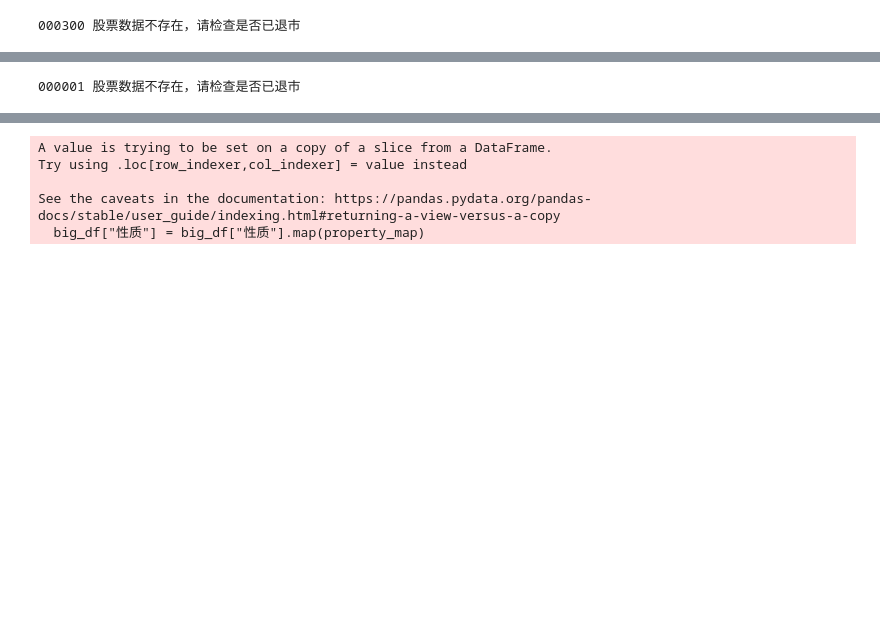
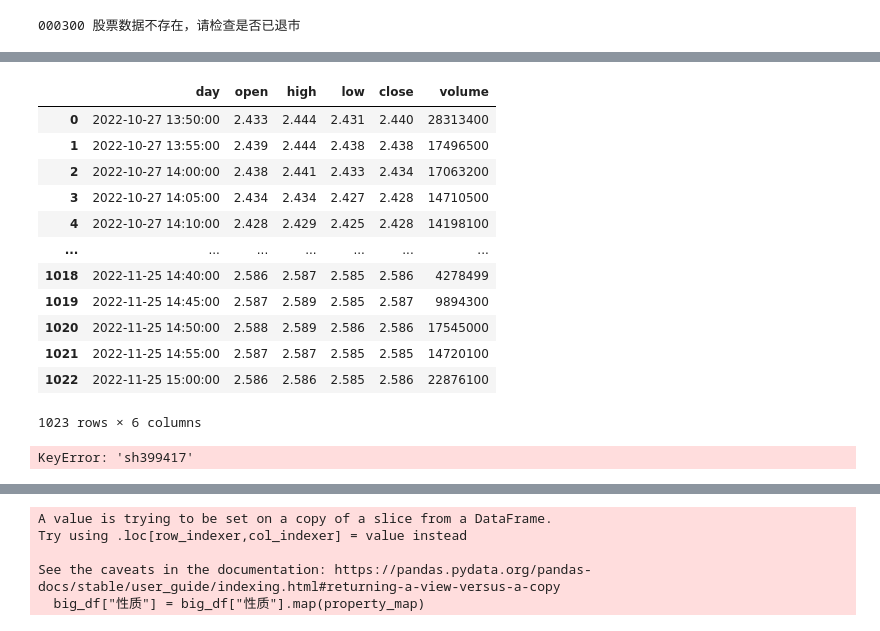
Before and after one commit to bensonlew/finance_learning, a Jupyter notebook: learn1/市值因子择股.ipynb, the cells around one changed output, grey strips where cells are left out. Saved outputs shown, nothing was run; the diff lists cells and outputs as text; code cells hidden in the pictures; blank space fills up the shorter version.

```diff
--- a/learn1/市值因子择股.ipynb
+++ b/learn1/市值因子择股.ipynb
@@ -189,8 +227,23 @@ stock_zh_index_daily_df
 # %%
-stock_zh_a_minute_df = ak.stock_zh_a_minute(symbol='', period='1', adjust="qfq")
+stock_zh_a_minute_df = ak.stock_zh_a_minute(symbol='sh510050', period='5', adjust="qfq")
+stock_zh_a_minute_df
 # %% [output]
+|  | day | open | high | low | close | volume |
+| 0 | 2022-10-27 13:50:00 | 2.433 | 2.444 | 2.431 | 2.440 | 28313400 |
+| 1 | 2022-10-27 13:55:00 | 2.439 | 2.444 | 2.438 | 2.438 | 17496500 |
+| 2 | 2022-10-27 14:00:00 | 2.438 | 2.441 | 2.433 | 2.434 | 17063200 |
+| 3 | 2022-10-27 14:05:00 | 2.434 | 2.434 | 2.427 | 2.428 | 14710500 |
+| 4 | 2022-10-27 14:10:00 | 2.428 | 2.429 | 2.425 | 2.428 | 14198100 |
+| ... | ... | ... | ... | ... | ... | ... |
+| 1018 | 2022-11-25 14:40:00 | 2.586 | 2.587 | 2.585 | 2.586 | 4278499 |
+| 1019 | 2022-11-25 14:45:00 | 2.587 | 2.589 | 2.585 | 2.587 | 9894300 |
+| 1020 | 2022-11-25 14:50:00 | 2.588 | 2.589 | 2.586 | 2.586 | 17545000 |
+| 1021 | 2022-11-25 14:55:00 | 2.587 | 2.587 | 2.585 | 2.585 | 14720100 |
+| 1022 | 2022-11-25 15:00:00 | 2.586 | 2.586 | 2.585 | 2.586 | 22876100 |
-000001 股票数据不存在，请检查是否已退市
+1023 rows × 6 columns
 # %%
-stock_zh_a_hist_min_em_df = ak.stock_zh_a_hist_min_em(symbol="000001", start_date="2021-09-01 09:32:00", end_date="2021-09-06 09:32:00", period='5', adjust='hfq')
+stock_zh_a_hist_min_em_df = ak.stock_zh_a_hist_min_em(symbol="399417", start_date="2021-09-01 09:32:00", end_date="2021-09-06 09:32:00", period='5', adjust='hfq')
+# %% [output]
+KeyError: 'sh399417'
 # %%
 stock_zh_a_hist_min_em_df
```
Also changed, not shown: parts of 10 cells of this notebook, 1 other file.
